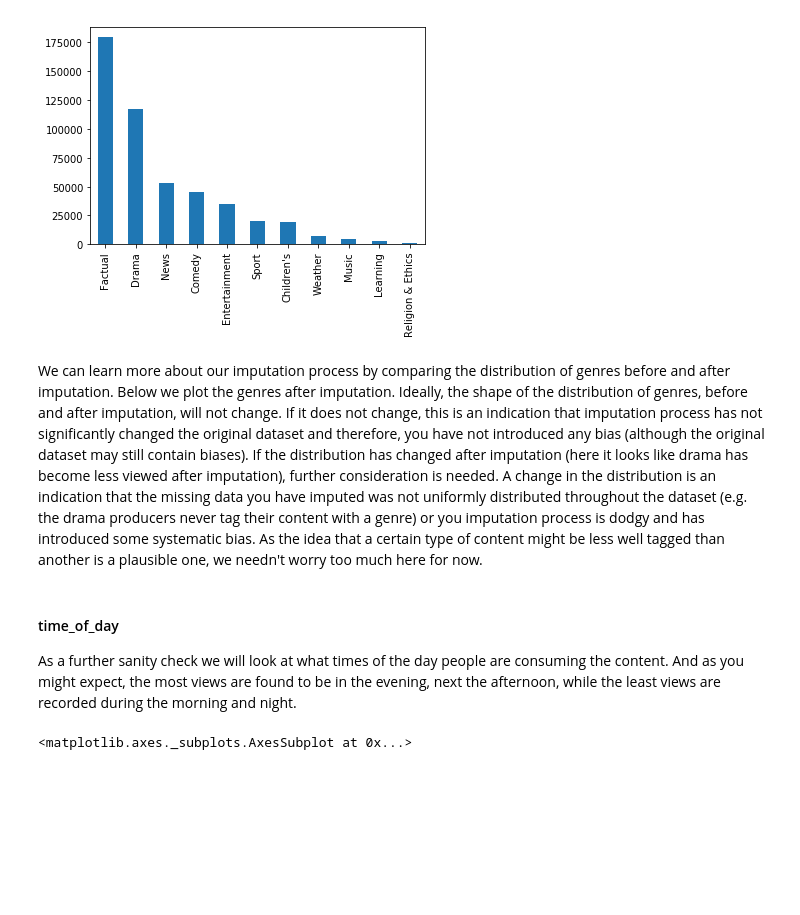
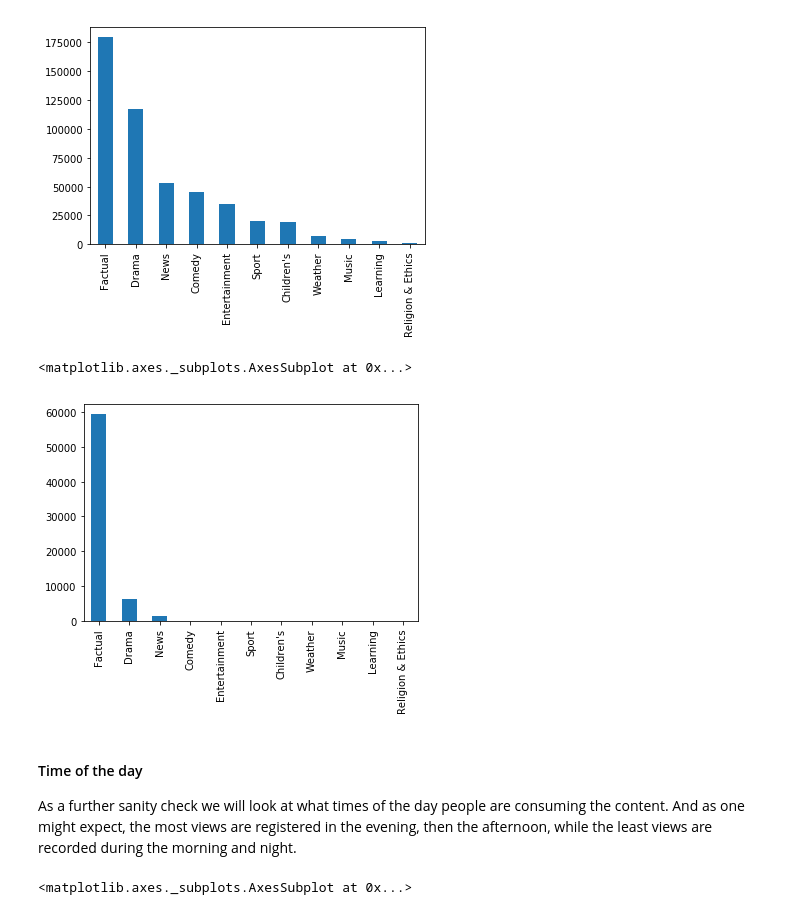
Before and after one commit to bbc/datalab-ml-training, a Jupyter notebook: iPlayerForecast_course1.ipynb, the cells around one changed output. Drawn from its saved outputs; the diff is of its cells as text; code cells hidden in the pictures; blank space fills up the shorter version.

```diff
--- a/iPlayerForecast_course1.ipynb
+++ b/iPlayerForecast_course1.ipynb
@@ -538,12 +539,17 @@ data['enriched_genre'].value_counts().plot(kind='bar')
 # %% [output]
 <matplotlib.axes._subplots.AxesSubplot at 0x...>
 [figure]
-# %% [markdown]
-We can learn more about our imputation process by comparing the distribution of genres before and after imputation. Below we plot the genres after imputation. Ideally, the shape of the distribution of genres, before and after imputation, will not change. If it does not change, this is an indication that imputation process has not significantly changed the original dataset and therefore, you have not introduced any bias (although the original dataset may still contain biases).  If the distribution has changed after imputation (here it looks like drama has become less viewed after imputation), further consideration is needed. A change in the distribution is an indication that the missing data you have imputed was not uniformly distributed throughout the dataset (e.g. the drama producers never tag their content with a genre) or you imputation process is dodgy and has introduced some systematic bias. As the idea that a certain type of content might be less well tagged than another is a plausible one, we needn't worry too much here for now.
+# %%
+# Plot the difference between the genre and enriched genre.
+diff = data['enriched_genre'].value_counts() - data['genre'].value_counts()
+diff.plot(kind='bar')
+# %% [output]
+<matplotlib.axes._subplots.AxesSubplot at 0x...>
+[figure, added]
 # %% [markdown]
-#### time_of_day
+#### Time of the day
 
-As a further sanity check we will look at what times of the day people are consuming the content. And as you might expect, the most views are found to be in the evening, next the afternoon, while the least views are recorded during the morning and night.
+As a further sanity check we will look at what times of the day people are consuming the content. And as one might expect, the most views are registered in the evening, then the afternoon, while the least views are recorded during the morning and night.
 # %%
 # When do people mostly watch (distribution over time of day)?
 data['time_of_day'].value_counts().sort_index().plot(kind='bar')
```
Also changed, not shown: parts of 23 cells of this notebook.
